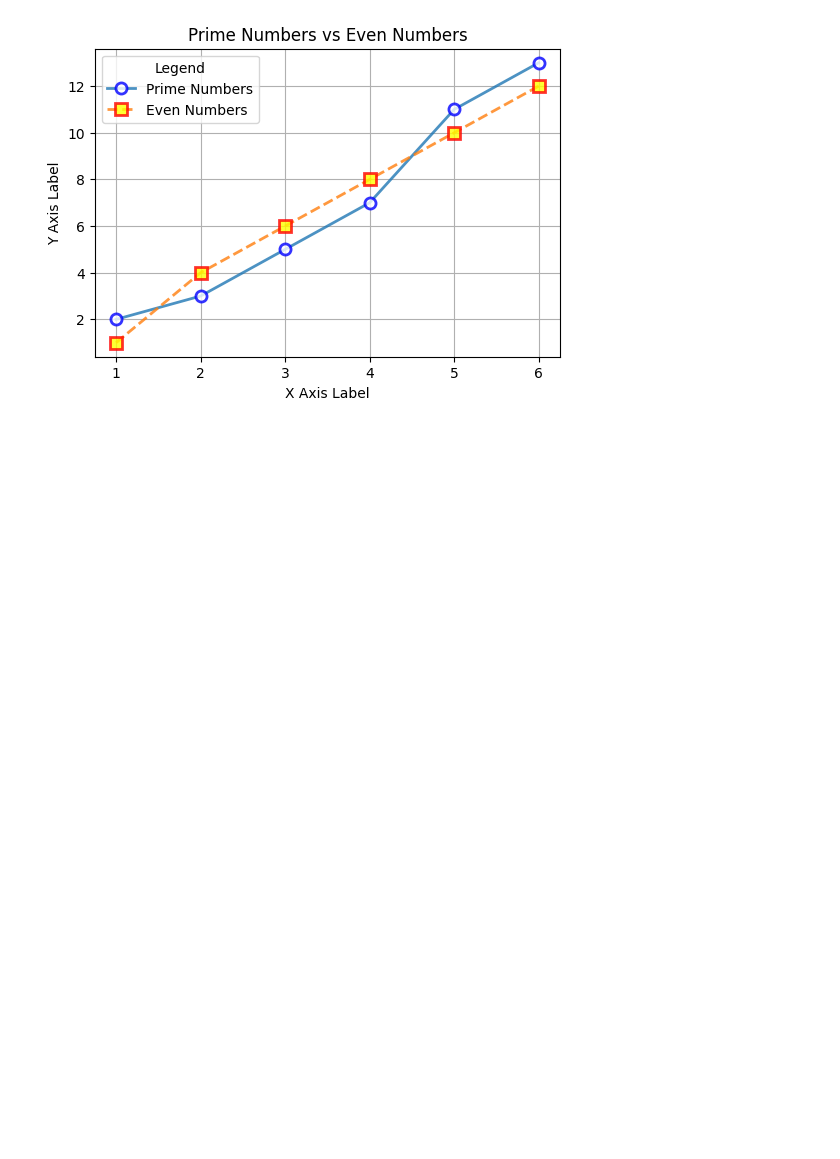
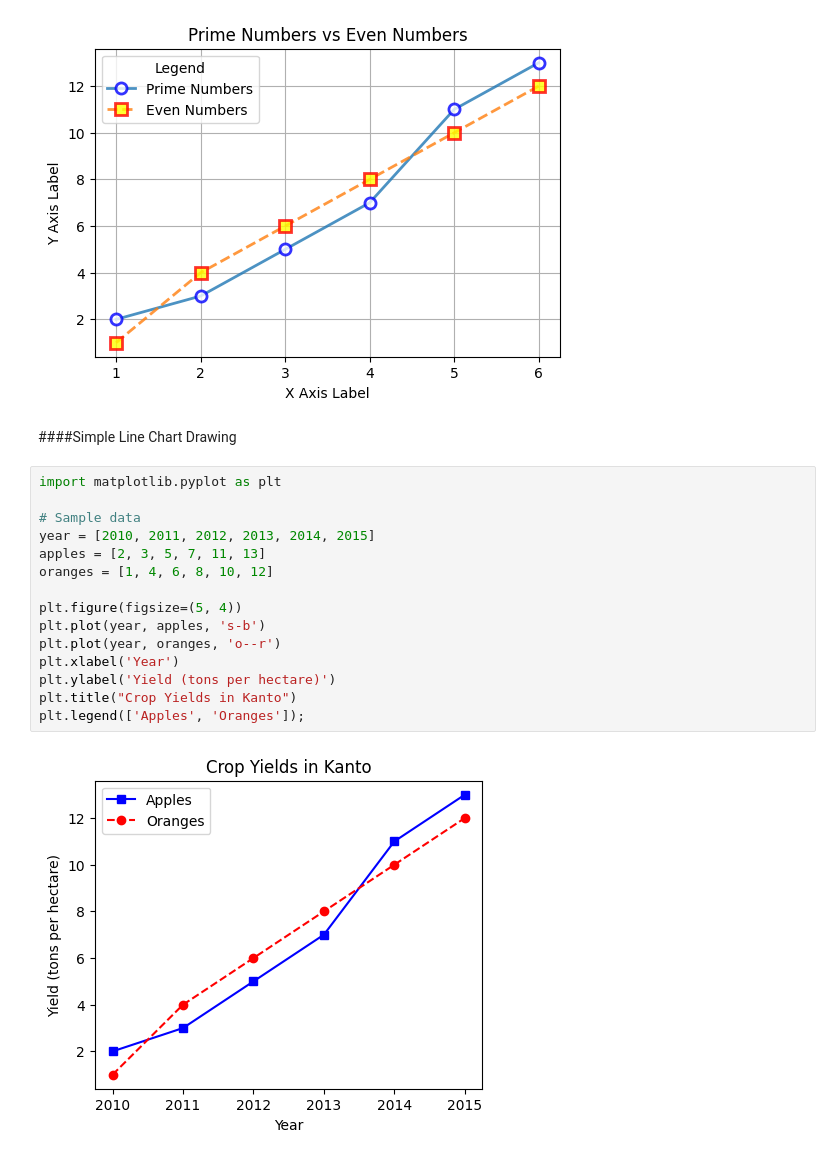
Before and after one commit to zahid-bracu/buet-business-analytics, a Jupyter notebook: Lecture_7_Script_Python_Advanced_for_Data_Analysis_Matplotlib_Seaborn.ipynb, the cells around one changed output. Saved outputs shown, nothing was run; the diff lists cells and outputs as text; blank space fills up the shorter version.

```diff
--- a/Lecture_7_Script_Python_Advanced_for_Data_Analysis_Matplotlib_Seaborn.ipynb
+++ b/Lecture_7_Script_Python_Advanced_for_Data_Analysis_Matplotlib_Seaborn.ipynb
@@ -136,3 +138,22 @@ plt.grid(True)
 plt.show() # Show the plot
 # %% [output]
 [figure]
+# %% [markdown]
+####Simple Line Chart Drawing
+# %%
+import matplotlib.pyplot as plt
+
+# Sample data
+year = [2010, 2011, 2012, 2013, 2014, 2015]
+apples = [2, 3, 5, 7, 11, 13]
+oranges = [1, 4, 6, 8, 10, 12]
+
+plt.figure(figsize=(5, 4))
+plt.plot(year, apples, 's-b')
+plt.plot(year, oranges, 'o--r')
+plt.xlabel('Year')
+plt.ylabel('Yield (tons per hectare)')
+plt.title("Crop Yields in Kanto")
+plt.legend(['Apples', 'Oranges']);
+# %% [output]
+[figure, added]
```
Also changed, not shown: parts of 11 cells of this notebook.
